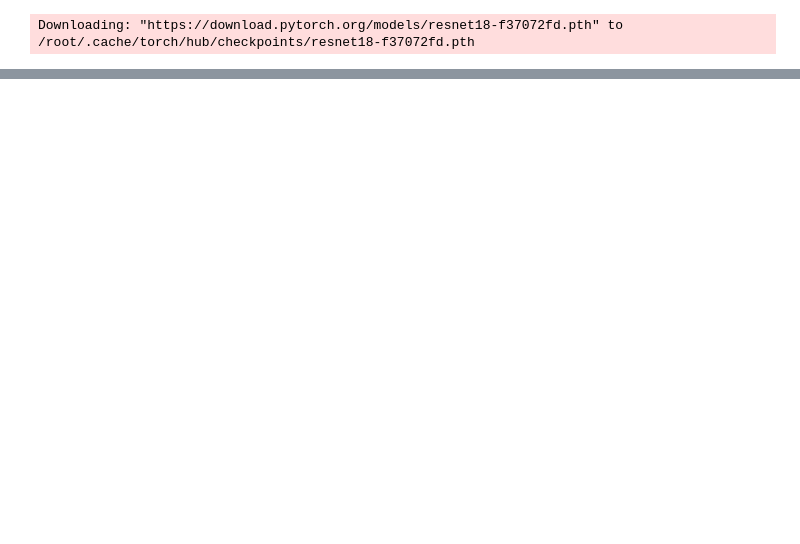
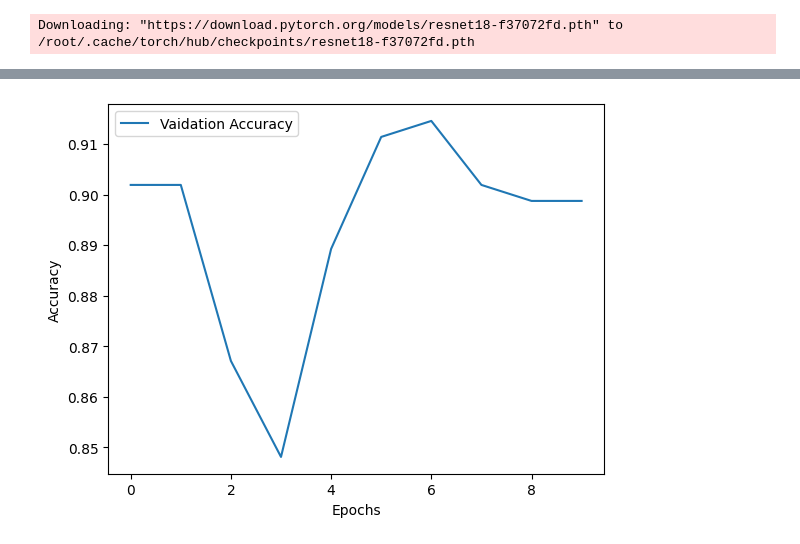
Before and after one commit to asalem2/Image-recognition-of-Breast-Cancer-, a Jupyter notebook: First_Pytorch.ipynb, the cells around one changed output, grey strips where cells are left out. Drawn from its saved outputs; the diff is of its cells as text; code cells hidden in the pictures; blank space fills up the shorter version.

```diff
--- a/First_Pytorch.ipynb
+++ b/First_Pytorch.ipynb
@@ -166,0 +188,10 @@ Epoch [10/10], Loss: 0.1125, Train Accuracy: 0.9635, Validation Accuracy: 0.8734
+# %%
+plt.plot(val_acc_history,label="Vaidation Accuracy")
+plt.xlabel("Epochs")
+plt.ylabel("Accuracy")
+plt.legend()
+plt.show()
+# This chart shows the validation accuracy by epoch.
+# The validation accuracy measures how well the model is able to classify the images during the valdiation phase
+# %% [output]
+[figure, added]
```
Also changed, not shown: parts of 6 cells of this notebook, 1 other file.
